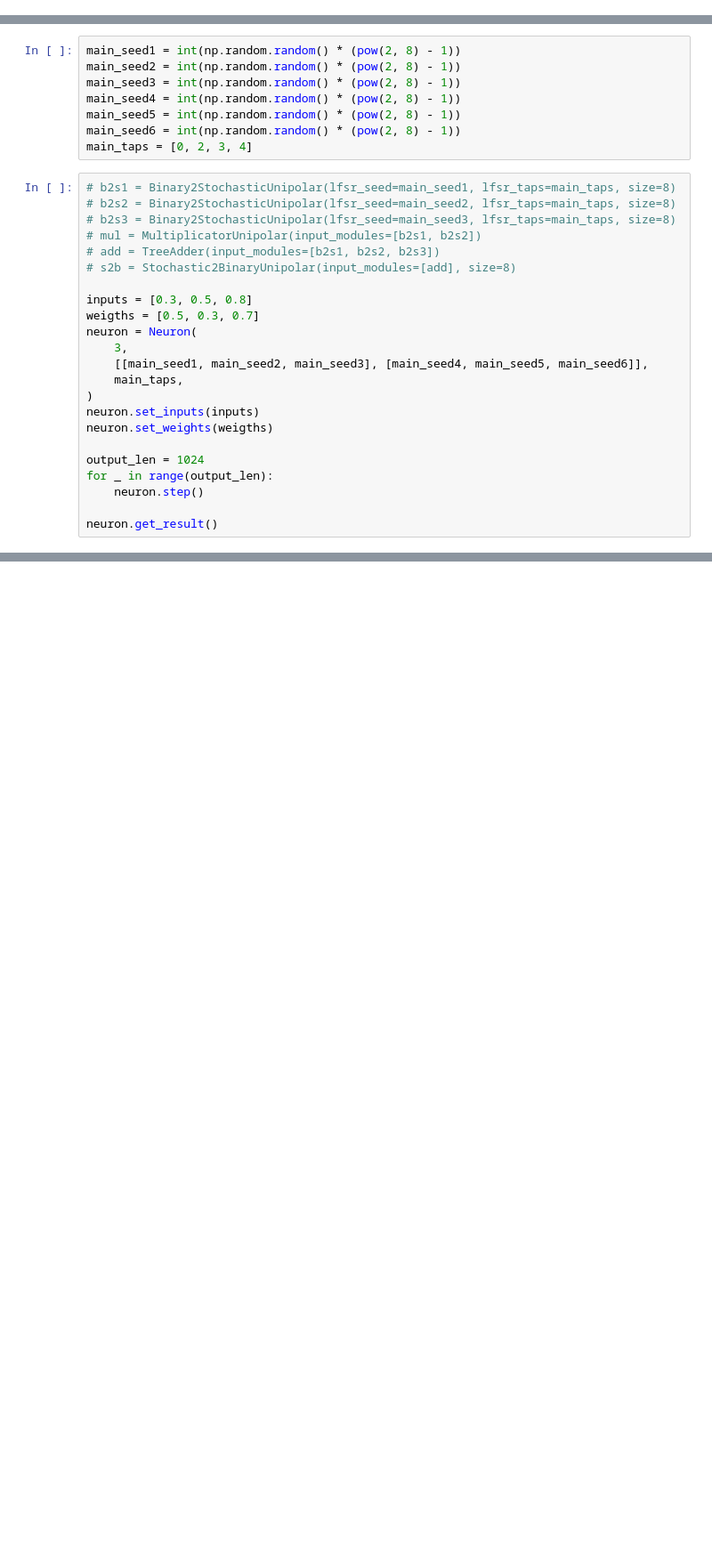
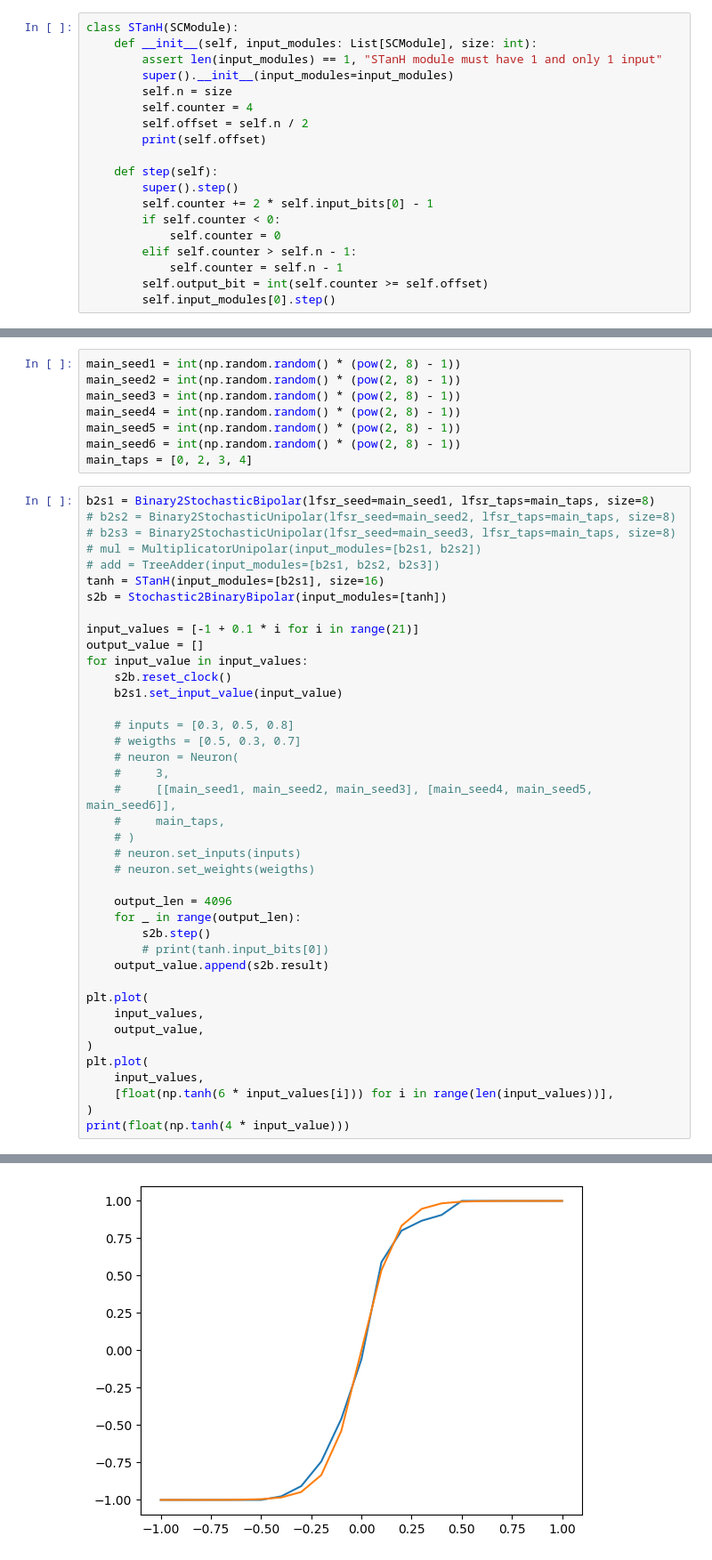
Before and after one commit to ThierryBeaulieu/Deep-Learning-SC, a Jupyter notebook: project.ipynb, the cells around one changed output, grey strips where cells are left out. Shown: that part at 89% size. Cells and saved outputs as stored; diff of their text form; blank space fills up the shorter version.

```diff
--- a/project.ipynb
+++ b/project.ipynb
@@ -323,3 +345,22 @@ class Neuron:
+# %%
+class STanH(SCModule):
+    def __init__(self, input_modules: List[SCModule], size: int):
+        assert len(input_modules) == 1, "STanH module must have 1 and only 1 input"
+        super().__init__(input_modules=input_modules)
+        self.n = size
+        self.counter = 4
+        self.offset = self.n / 2
+        print(self.offset)
+
+    def step(self):
+        super().step()
+        self.counter += 2 * self.input_bits[0] - 1
+        if self.counter < 0:
+            self.counter = 0
+        elif self.counter > self.n - 1:
+            self.counter = self.n - 1
+        self.output_bit = int(self.counter >= self.offset)
+        self.input_modules[0].step()
 # %% [markdown]
 ## Test
 # %%
@@ -331,26 +372,43 @@ main_seed5 = int(np.random.random() * (pow(2, 8) - 1))
 main_seed6 = int(np.random.random() * (pow(2, 8) - 1))
 main_taps = [0, 2, 3, 4]
 # %%
-# b2s1 = Binary2StochasticUnipolar(lfsr_seed=main_seed1, lfsr_taps=main_taps, size=8)
+b2s1 = Binary2StochasticBipolar(lfsr_seed=main_seed1, lfsr_taps=main_taps, size=8)
 # b2s2 = Binary2StochasticUnipolar(lfsr_seed=main_seed2, lfsr_taps=main_taps, size=8)
 # b2s3 = Binary2StochasticUnipolar(lfsr_seed=main_seed3, lfsr_taps=main_taps, size=8)
 # mul = MultiplicatorUnipolar(input_modules=[b2s1, b2s2])
 # add = TreeAdder(input_modules=[b2s1, b2s2, b2s3])
-# s2b = Stochastic2BinaryUnipolar(input_modules=[add], size=8)
+tanh = STanH(input_modules=[b2s1], size=16)
+s2b = Stochastic2BinaryBipolar(input_modules=[tanh])
 
-inputs = [0.3, 0.5, 0.8]
-weigths = [0.5, 0.3, 0.7]
-neuron = Neuron(
-    3,
-    [[main_seed1, main_seed2, main_seed3], [main_seed4, main_seed5, main_seed6]],
-    main_taps,
+input_values = [-1 + 0.1 * i for i in range(21)]
+output_value = []
+for input_value in input_values:
+    s2b.reset_clock()
+    b2s1.set_input_value(input_value)
+
+    # inputs = [0.3, 0.5, 0.8]
+    # weigths = [0.5, 0.3, 0.7]
+    # neuron = Neuron(
+    #     3,
+    #     [[main_seed1, main_seed2, main_seed3], [main_seed4, main_seed5, main_seed6]],
+    #     main_taps,
+    # )
+    # neuron.set_inputs(inputs)
+    # neuron.set_weights(weigths)
+
+    output_len = 4096
+    for _ in range(output_len):
+        s2b.step()
+        # print(tanh.input_bits[0])
+    output_value.append(s2b.result)
+
+plt.plot(
+    input_values,
+    output_value,
 )
-neuron.set_inputs(inputs)
-neuron.set_weights(weigths)
-
-output_len = 1024
-for _ in range(output_len):
-    neuron.step()
-
-neuron.get_result()
+plt.plot(
+    input_values,
+    [float(np.tanh(6 * input_values[i])) for i in range(len(input_values))],
+)
+print(float(np.tanh(4 * input_value)))
 # %% [output]
@@ -357,0 +417 @@ neuron.get_result()
+[figure, added]
```
Also changed, not shown: parts of 7 cells of this notebook.
